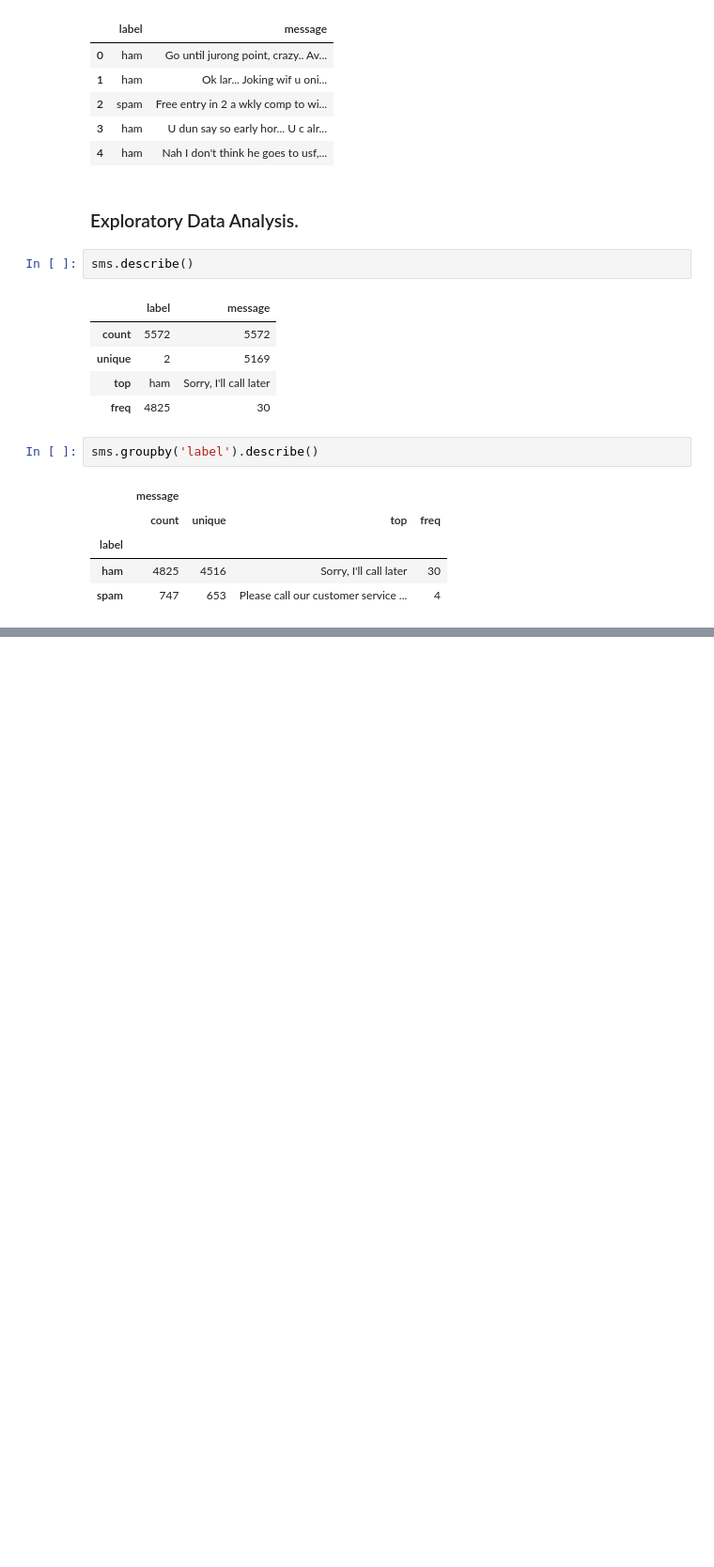
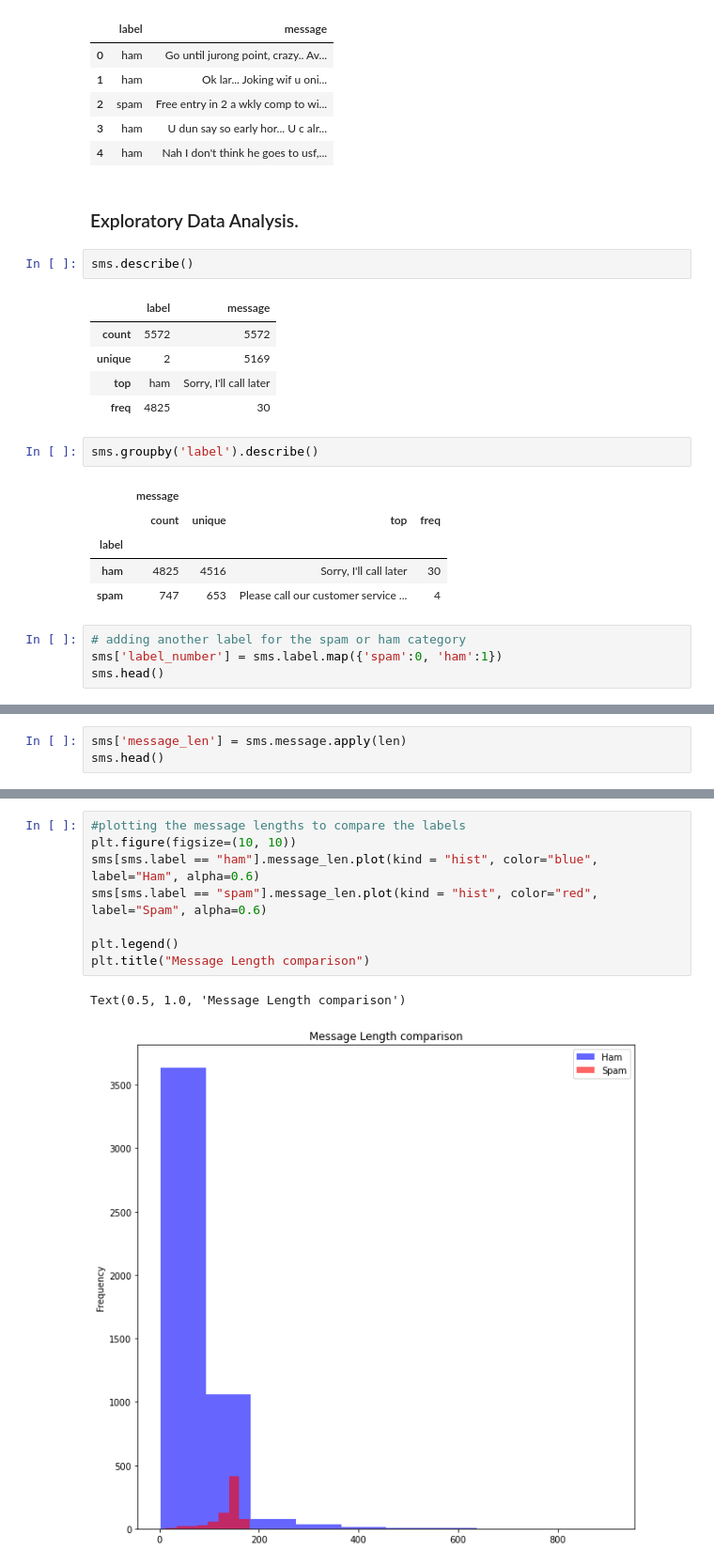
Before and after one commit to Jim-Craig/NLP, a Jupyter notebook: NLP.ipynb, the cells around one changed output, grey strips where cells are left out. Shown at 94% size. Cells and saved outputs as stored; diff of their text form; blank space fills up the shorter version.

```diff
--- a/NLP.ipynb
+++ b/NLP.ipynb
@@ -35,3 +35,7 @@ sms.groupby('label').describe()
 | label |  |  |  |  |
 | ham | 4825 | 4516 | Sorry, I'll call later | 30 |
 | spam | 747 | 653 | Please call our customer service ... | 4 |
+# %%
+# adding another label for the spam or ham category
+sms['label_number'] = sms.label.map({'spam':0, 'ham':1})
+sms.head()
@@ -37,0 +49,3 @@ sms.groupby('label').describe()
+# %%
+sms['message_len'] = sms.message.apply(len)
+sms.head()
@@ -37,0 +59,11 @@ sms.groupby('label').describe()
+# %%
+#plotting the message lengths to compare the labels
+plt.figure(figsize=(10, 10))
+sms[sms.label == "ham"].message_len.plot(kind = "hist", color="blue", label="Ham", alpha=0.6)
+sms[sms.label == "spam"].message_len.plot(kind = "hist", color="red", label="Spam", alpha=0.6)
+
+plt.legend()
+plt.title("Message Length comparison")
+# %% [output]
+Text(0.5, 1.0, 'Message Length comparison')
+[figure, added]
```
Also changed, not shown: parts of 12 cells of this notebook.
